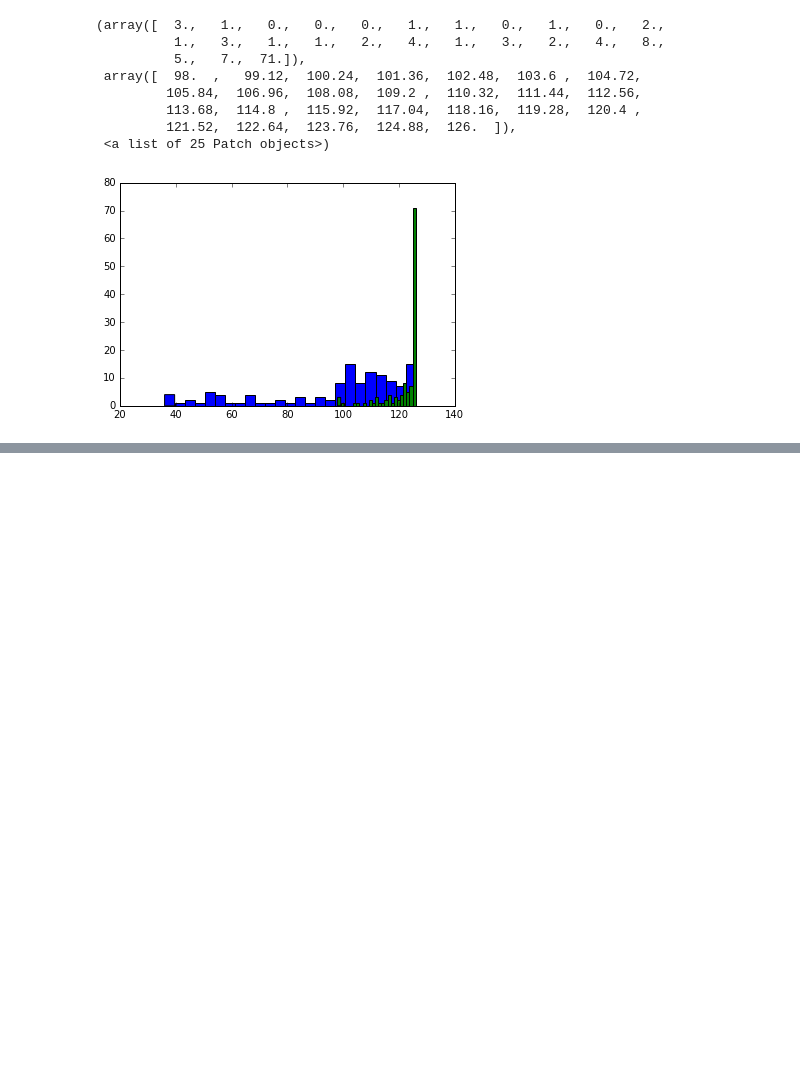
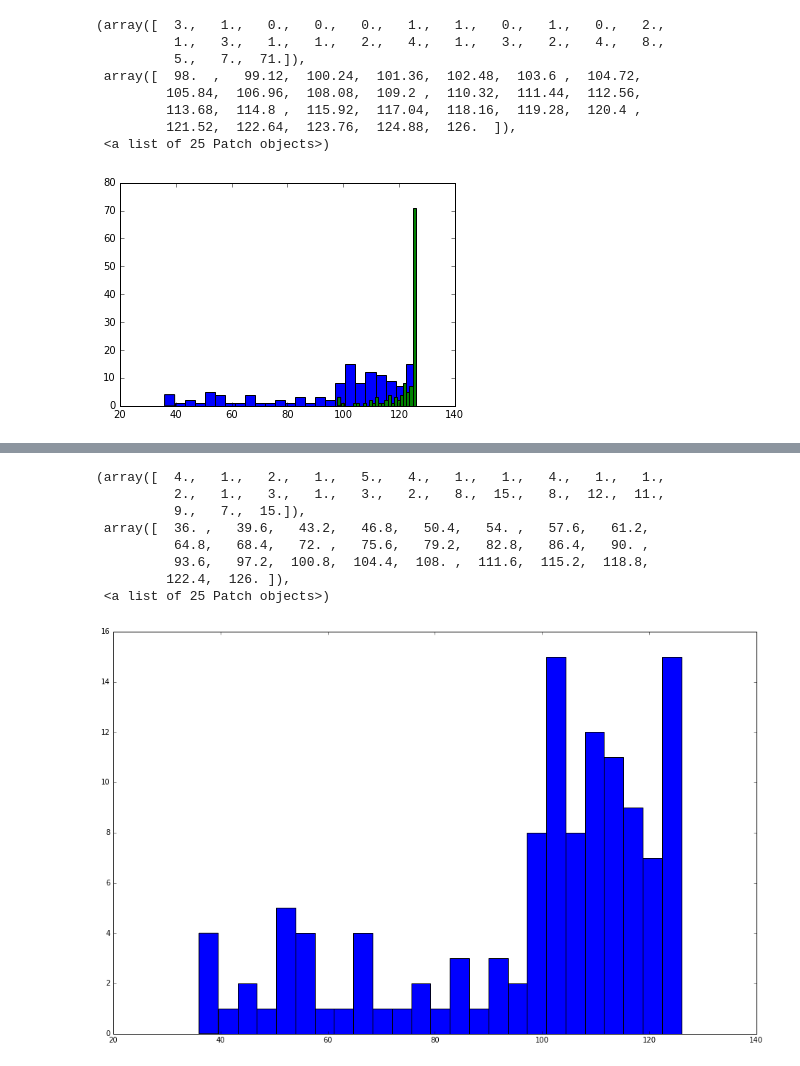
Before and after one commit to Avidereta/dl_project, a Jupyter notebook: preprocess_cityscapes.ipynb, the cells around one changed output, grey strips where cells are left out. Cells and saved outputs as stored; diff of their text form; code cells hidden in the pictures; blank space fills up the shorter version.

```diff
--- a/preprocess_cityscapes.ipynb
+++ b/preprocess_cityscapes.ipynb
@@ -186,0 +161,22 @@ Plot(visual_pred)
+# %%
+def prepare_dataset(data):
+    """
+    data --- list of tuples [(image, segmented, disparities)]
+    """
+    for (img, segm, disp) in data:
+        print img
+        img = cv2.imread(img)
+        segm = cv2.imread(segm)
+        disp = cv2.imread(disp)
+
+        disp = CropRoI(disp)
+        disp = ExcludeRoadDisp(disp, segm, [(128, 64, 128), (0, 0, 0)])
+
+        yield img, disp.max()
+# %%
+modes = ['train', 'val']
+dataset = list(prepare_dataset(
+        itertools.chain(zip(ReadFilePaths(mode, city, 'leftImg8bit'),
+                          ReadFilePaths(mode, city, 'gtFine', 'gtFine_color.png'),
+                          ReadFilePaths(mode, city, 'disparity'))
+                         for mode in modes for city in cities[mode])))
@@ -186,0 +209,13 @@ Plot(visual_pred)
+# %%
+plt.figure(figsize=(16, 10))
+plt.hist(list(zip(*dataset))[1], bins=25)
+# %% [output]
+(array([  4.,   1.,   2.,   1.,   5.,   4.,   1.,   1.,   4.,   1.,   1.,
+          2.,   1.,   3.,   1.,   3.,   2.,   8.,  15.,   8.,  12.,  11.,
+          9.,   7.,  15.]),
+ array([  36. ,   39.6,   43.2,   46.8,   50.4,   54. ,   57.6,   61.2,
+          64.8,   68.4,   72. ,   75.6,   79.2,   82.8,   86.4,   90. ,
+          93.6,   97.2,  100.8,  104.4,  108. ,  111.6,  115.2,  118.8,
+         122.4,  126. ]),
+ <a list of 25 Patch objects>)
+[figure, added]
```
Also changed, not shown: parts of 14 cells of this notebook, 3 other files.
